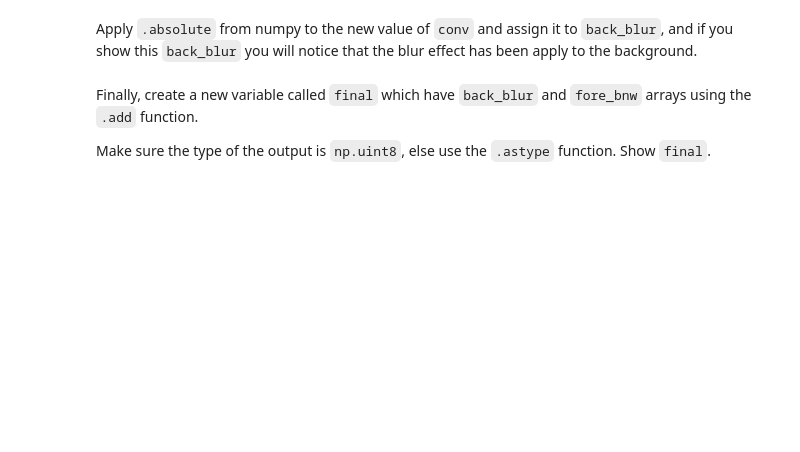
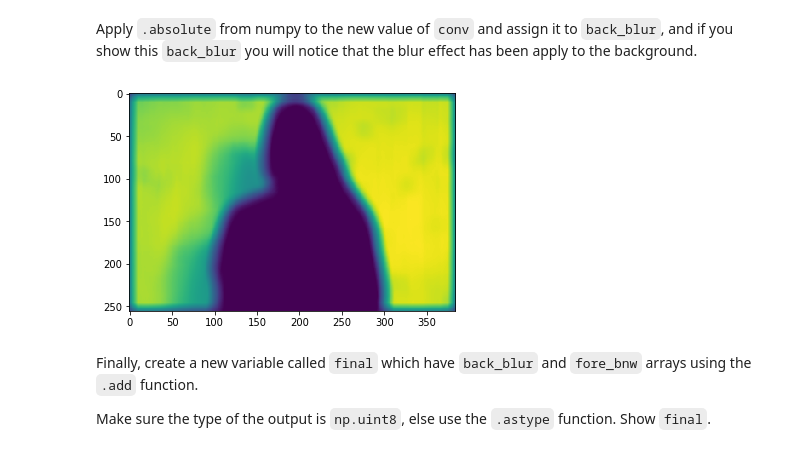
Before and after one commit to blancalluch/ImageSegmentation, a Jupyter notebook: main.ipynb, the cells around one changed output. Cells and saved outputs as stored; diff of their text form; code cells hidden in the pictures; blank space fills up the shorter version.

```diff
--- a/main.ipynb
+++ b/main.ipynb
@@ -99,3 +148,7 @@ And create a 2d matrix with random values of size 20x20 uniformly distributed an
+# %%
+back_np = np.array(back_bnw)
+
+kernel = np.random.random((20,20))
 # %% [markdown]
 Now you must use `signal.convolve2d` from scipy and pass the array image (`back_np`) and the kernel as parameters. [Check the docs for `convolve2d`](https://docs.scipy.org/doc/scipy/reference/generated/scipy.signal.convolve2d.html) and assign it to a variable called `conv`.
 
@@ -104,0 +156,2 @@ Now you must use `signal.convolve2d` from scipy and pass the array image (`back_
+# %%
+conv = scipy.signal.convolve2d(back_np,kernel,mode='same')
@@ -108,0 +176,2 @@ Now you must operate with `conv` in order to have their values between 0 and 255
+# %%
+conv = ((conv/(np.amax(conv)))*255).astype('uint8')
@@ -113,3 +190,9 @@ Apply `.absolute` from numpy to the new value of `conv` and assign it to `back_b
+# %%
+back_blur = np.absolute(conv)
+
+plt.imshow(conv);
+# %% [output]
+[figure, added]
 # %% [markdown]
 Finally, create a new variable called `final` which have `back_blur` and `fore_bnw` arrays using the `.add` function.
 
```
Also changed, not shown: parts of 39 cells of this notebook, 2 other files.
